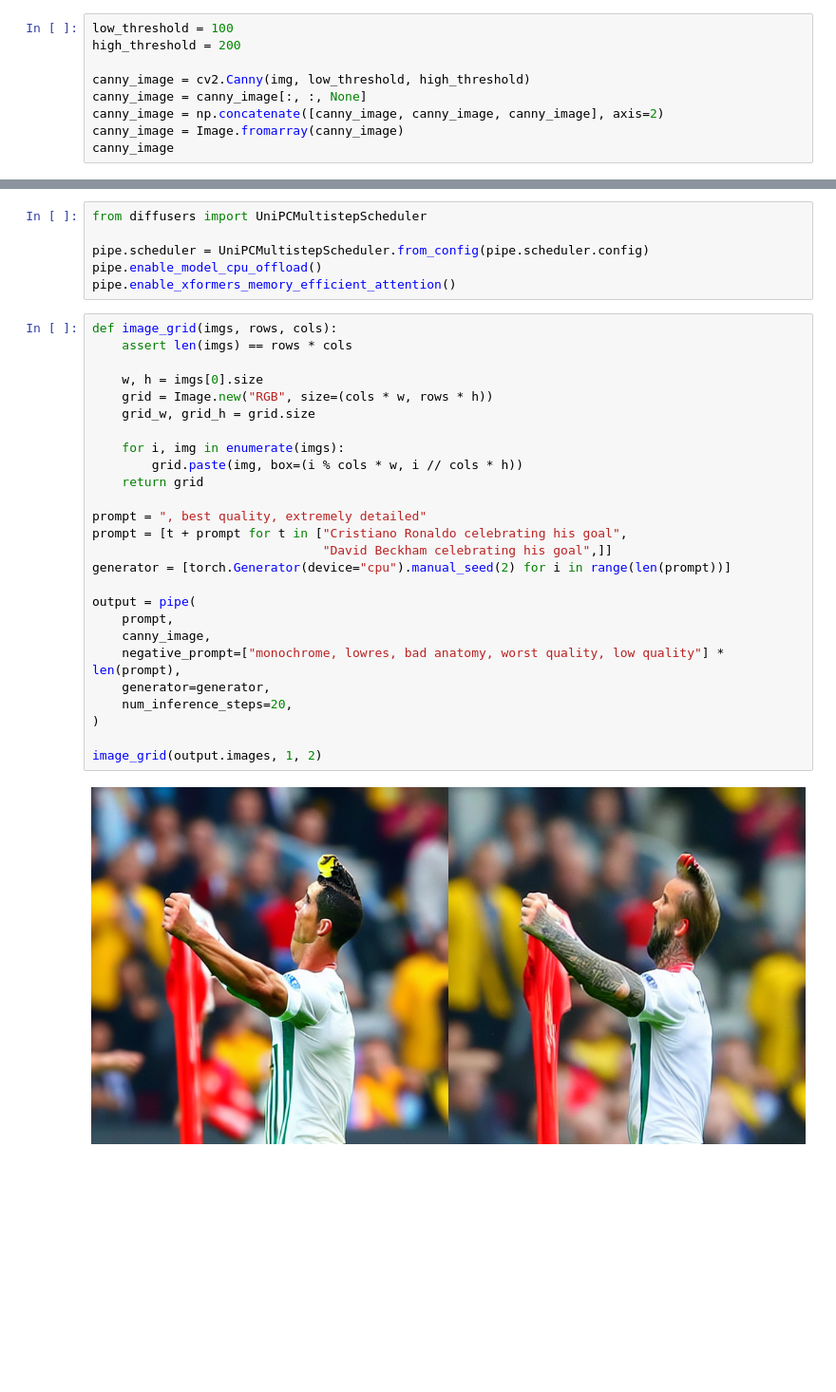
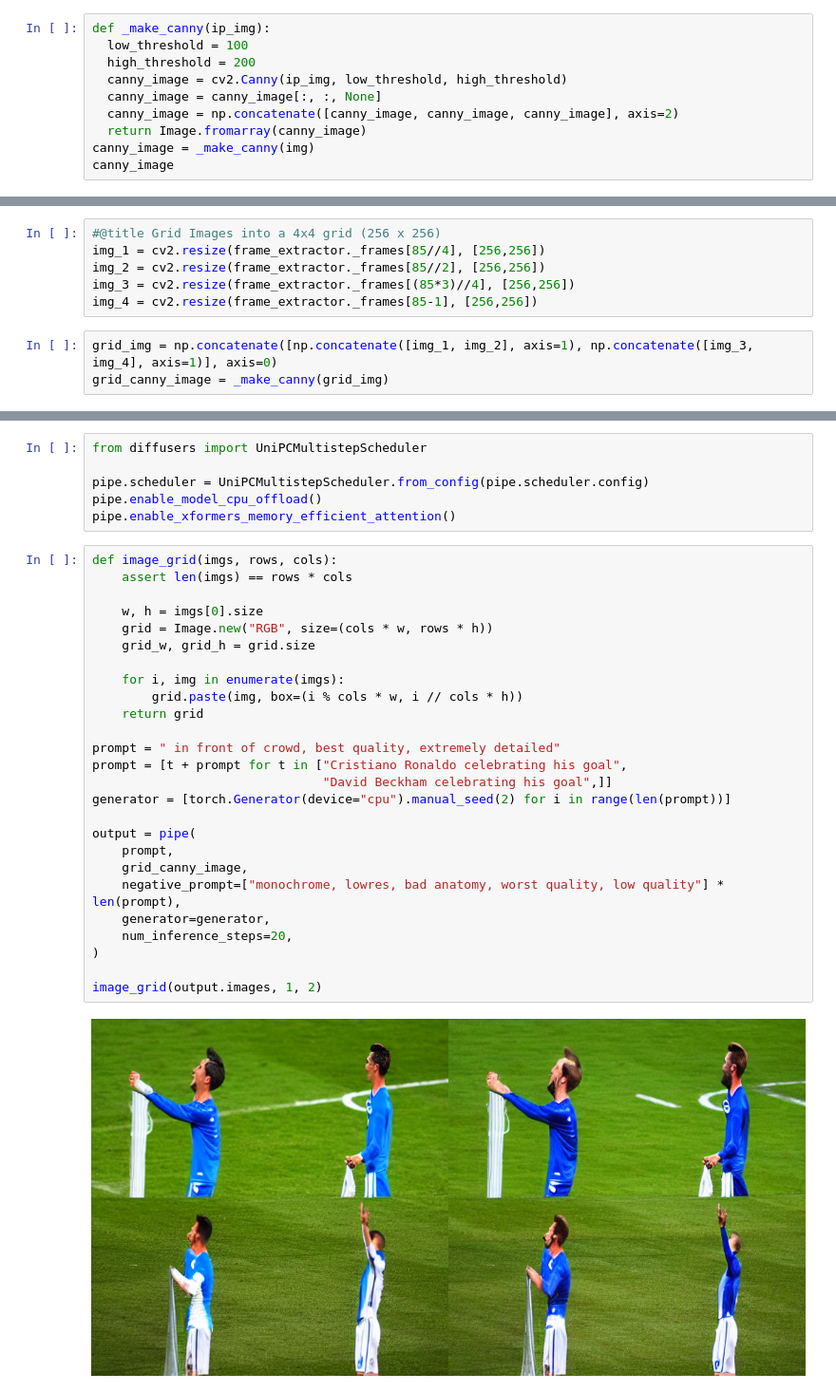
Before and after one commit to 345ishaan/ControlNet-Video, a Jupyter notebook: ControlNet_Video.ipynb, the cells around one changed output, grey strips where cells are left out. Shown at 95% size. Drawn from its saved outputs; the diff is of its cells as text; blank space fills up the shorter version.

```diff
--- a/ControlNet_Video.ipynb
+++ b/ControlNet_Video.ipynb
@@ -95,13 +95,23 @@ Image.fromarray(img[:,:,::-1])
 # %% [output]
 [figure]
 # %%
-low_threshold = 100
-high_threshold = 200
-
-canny_image = cv2.Canny(img, low_threshold, high_threshold)
-canny_image = canny_image[:, :, None]
-canny_image = np.concatenate([canny_image, canny_image, canny_image], axis=2)
-canny_image = Image.fromarray(canny_image)
+def _make_canny(ip_img):
+  low_threshold = 100
+  high_threshold = 200
+  canny_image = cv2.Canny(ip_img, low_threshold, high_threshold)
+  canny_image = canny_image[:, :, None]
+  canny_image = np.concatenate([canny_image, canny_image, canny_image], axis=2)
+  return Image.fromarray(canny_image)
+canny_image = _make_canny(img)
 canny_image
 # %% [output]
 [figure]
+# %%
+#@title Grid Images into a 4x4 grid (256 x 256)
+img_1 = cv2.resize(frame_extractor._frames[85//4], [256,256])
+img_2 = cv2.resize(frame_extractor._frames[85//2], [256,256])
+img_3 = cv2.resize(frame_extractor._frames[(85*3)//4], [256,256])
+img_4 = cv2.resize(frame_extractor._frames[85-1], [256,256])
+# %%
+grid_img = np.concatenate([np.concatenate([img_1, img_2], axis=1), np.concatenate([img_3, img_4], axis=1)], axis=0)
+grid_canny_image = _make_canny(grid_img)
@@ -124,28 +138,28 @@ pipe.enable_xformers_memory_efficient_attention()
 # %%
 def image_grid(imgs, rows, cols):
     assert len(imgs) == rows * cols
 
     w, h = imgs[0].size
     grid = Image.new("RGB", size=(cols * w, rows * h))
     grid_w, grid_h = grid.size
 
     for i, img in enumerate(imgs):
         grid.paste(img, box=(i % cols * w, i // cols * h))
     return grid
 
-prompt = ", best quality, extremely detailed"
+prompt = " in front of crowd, best quality, extremely detailed"
 prompt = [t + prompt for t in ["Cristiano Ronaldo celebrating his goal",
                                "David Beckham celebrating his goal",]]
 generator = [torch.Generator(device="cpu").manual_seed(2) for i in range(len(prompt))]
 
 output = pipe(
     prompt,
-    canny_image,
+    grid_canny_image,
     negative_prompt=["monochrome, lowres, bad anatomy, worst quality, low quality"] * len(prompt),
     generator=generator,
     num_inference_steps=20,
 )
 
 image_grid(output.images, 1, 2)
 # %% [output]
-[figure, old version]
+[figure, new version]
```
Also changed, not shown: parts of 1 cell of this notebook.
